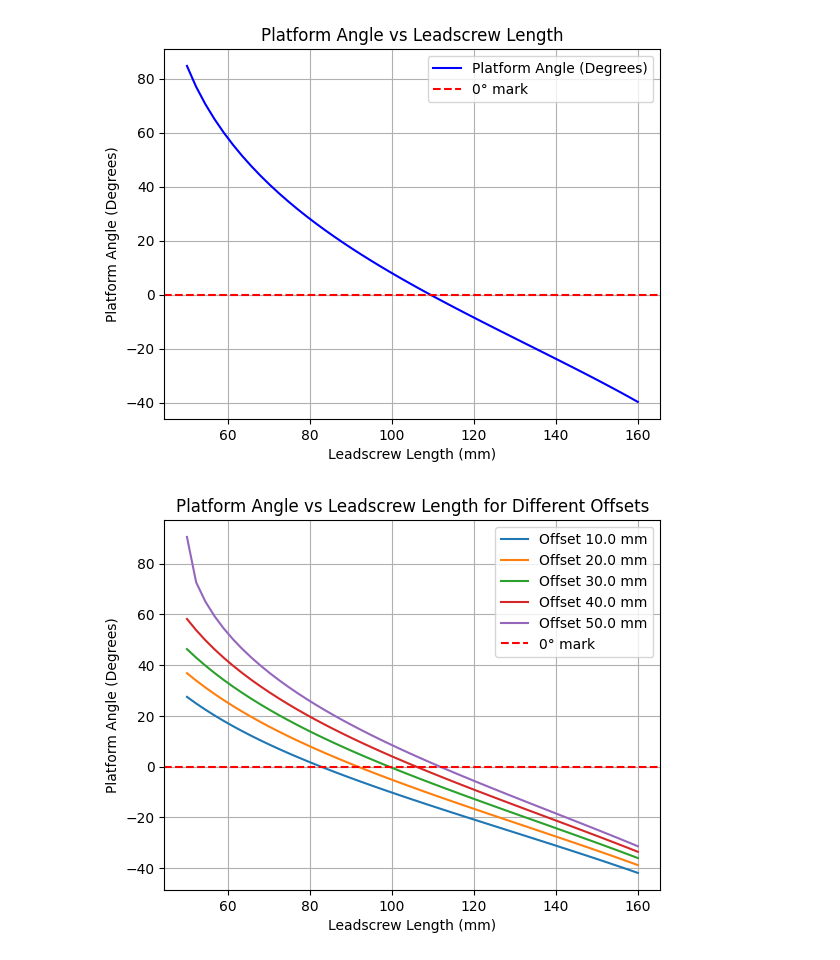
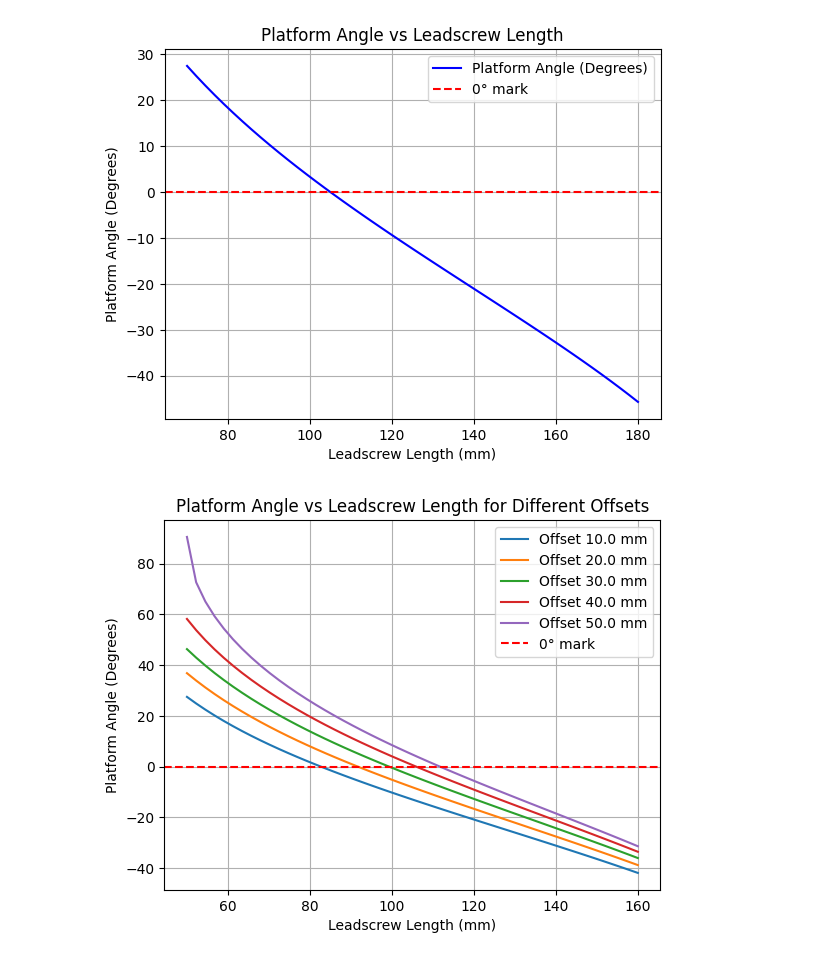
Before and after one commit to UniRoi/MADE_24_Windtunnel_Code, a Jupyter notebook: Windtunnel_General_Calculations/Platform_Angular_Adjustment/Lin_angle.ipynb, the cells around one changed output. Cells and saved outputs as stored; diff of their text form; code cells hidden in the pictures.

```diff
--- a/Windtunnel_General_Calculations/Platform_Angular_Adjustment/Lin_angle.ipynb
+++ b/Windtunnel_General_Calculations/Platform_Angular_Adjustment/Lin_angle.ipynb
@@ -33,43 +33,43 @@ import matplotlib.pyplot as plt
 # all length are in mm
 
 # here are the fixed lengths
-l_platform = 70
+l_platform = 90
 l_pushbar = 120
-l_leadscrew_offset = 20
+l_leadscrew_offset = 30
 
 l_leadscrew_zero =  0
 
 # these are variable lengths
 
-l_leadscrew_var = np.linspace(50, 160, 50)
+l_leadscrew_var = np.linspace(70, 180, 50)
 # l_leadscrew_offset = np.linspace(20, 50, 5)
 
 # l_leadscrew_var = 70
 # possible because there is a 90° angle
 l_leadscrew_hypo = np.sqrt(l_leadscrew_var**2 + l_leadscrew_offset**2)
 
 angle_offset = np.arcsin(l_leadscrew_offset / l_leadscrew_var) * (180 / np.pi )
 
 gamma_platform = np.arccos((l_platform**2 + l_leadscrew_hypo**2 - l_pushbar**2) / (2 * l_platform * l_leadscrew_hypo)) * (180 / np.pi )
 
 angle_platform = gamma_platform + angle_offset -90
 #  Plotting the results
 plt.plot(l_leadscrew_var, angle_platform, label='Platform Angle (Degrees)', color='b')
 
 # Mark the 0° line with a vertical red dashed line
 plt.axhline(0, color='r', linestyle='--', label='0° mark')
 
 # Labels and title
 plt.title('Platform Angle vs Leadscrew Length')
 plt.xlabel('Leadscrew Length (mm)')
 plt.ylabel('Platform Angle (Degrees)')
 plt.legend()
 
 # Show the plot
 plt.grid(True)
 plt.show()
 # %% [output]
-[figure, old version]
+[figure, new version]
 # %%
 import numpy as np
 import matplotlib.pyplot as plt
```
Also changed, not shown: parts of 2 cells of this notebook.
